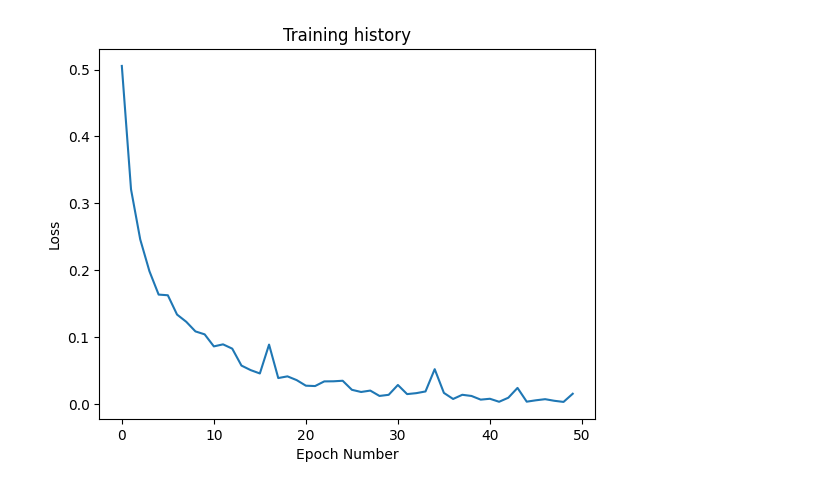
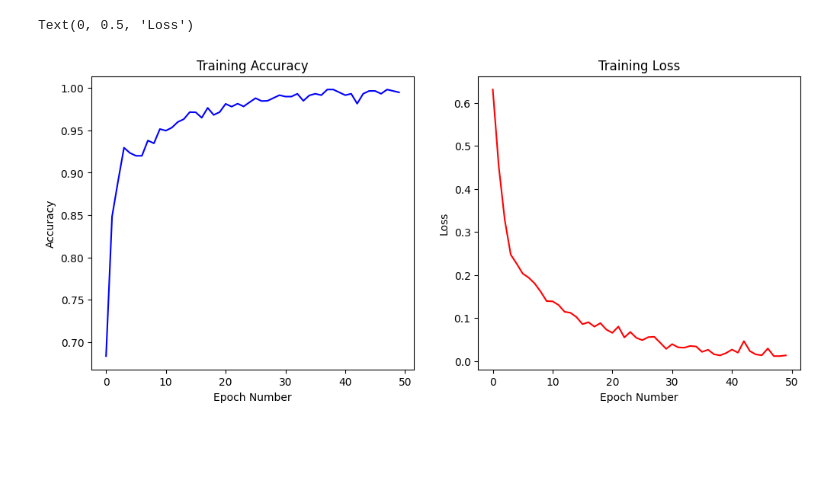
Before and after one commit to facebookresearch/dinov2, a Jupyter notebook: notebooks/classification.ipynb, the cells around one changed output. Saved outputs shown, nothing was run; the diff lists cells and outputs as text; code cells hidden in the pictures; blank space fills up the shorter version.

```diff
--- a/notebooks/classification.ipynb
+++ b/notebooks/classification.ipynb
@@ -126,4 +78,2 @@ model = DinoVisionTransformerClassifier()
 # %%
-device = torch.device("cuda:0" if torch.cuda.is_available() else "cpu")
-model = model.to(device)
-model = model.train()
+device = torch.device("cuda") if torch.cuda.is_available() else torch.device("cpu")
@@ -137,10 +155,24 @@ optimizer = optim.Adam(model.parameters(), lr=1e-6)
 # %%
 num_epochs = 50
 # %%
+def calculate_accuracy(outputs, labels):
+    # Convert outputs to probabilities using sigmoid
+    probabilities = torch.sigmoid(outputs)
+    # Convert probabilities to predicted classes
+    predicted_classes = probabilities > 0.5
+    # Calculate accuracy
+    correct_predictions = (predicted_classes == labels.byte()).sum().item()
+    total_predictions = labels.size(0)
+    return correct_predictions / total_predictions
+
 epoch_losses = []
+epoch_accuracies = []
+
 print("Training...")
 for epoch in range(num_epochs):
     batch_losses = []
+    batch_accuracies = []
+
     for data in dataloaders["train"]:
         # get the input batch and the labels
         batch_of_images, labels = data
@@ -159,7 +191,14 @@ for epoch in range(num_epochs):
 
         batch_losses.append(loss.item())
 
+        # Calculate and record batch accuracy
+        accuracy = calculate_accuracy(output, labels.to(device))
+        batch_accuracies.append(accuracy)
+
     epoch_losses.append(np.mean(batch_losses))
-    print("  -> Epoch {}: Loss = {}".format(epoch, epoch_losses[-1]))
+    epoch_accuracy = np.mean(batch_accuracies)
+    epoch_accuracies.append(epoch_accuracy)
+
+    print("  -> Epoch {}: Loss = {:.5f}, Accuracy = {:.3f}%".format(epoch, epoch_losses[-1], 100*epoch_accuracy))
 # %% [output]
 Training...
@@ -182,10 +221,21 @@ Training...
-# %%
-plt.plot(epoch_losses)
-plt.title("Training history")
-plt.xlabel("Epoch Number")
-plt.ylabel("Loss")
-plt.show()
-# %% [output]
-[figure, removed]
+# %%
+# Plotting accuracy
+plt.figure(figsize=(12, 5))
+
+plt.subplot(1, 2, 1)
+plt.plot(epoch_accuracies, label='Accuracy', color='blue')
+plt.title("Training Accuracy")
+plt.xlabel("Epoch Number")
+plt.ylabel("Accuracy")
+
+# Plotting loss
+plt.subplot(1, 2, 2)
+plt.plot(epoch_losses, label='Loss', color='red')
+plt.title("Training Loss")
+plt.xlabel("Epoch Number")
+plt.ylabel("Loss")
+# %% [output]
+Text(0, 0.5, 'Loss')
+[figure, added]
 # %%
 # During inference / testing / deployment, we want to remove data augmentations from the input transform:
```
Also changed, not shown: parts of 18 cells of this notebook.
